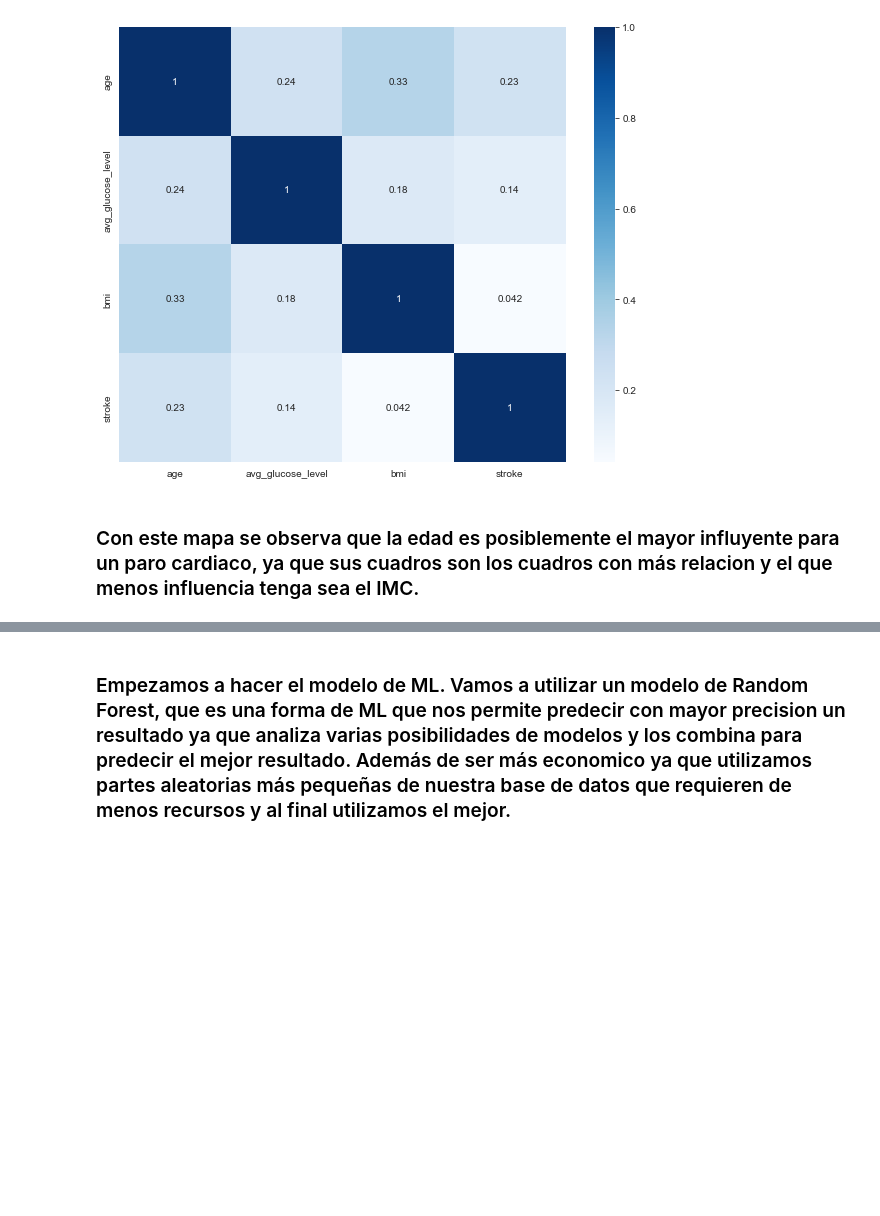
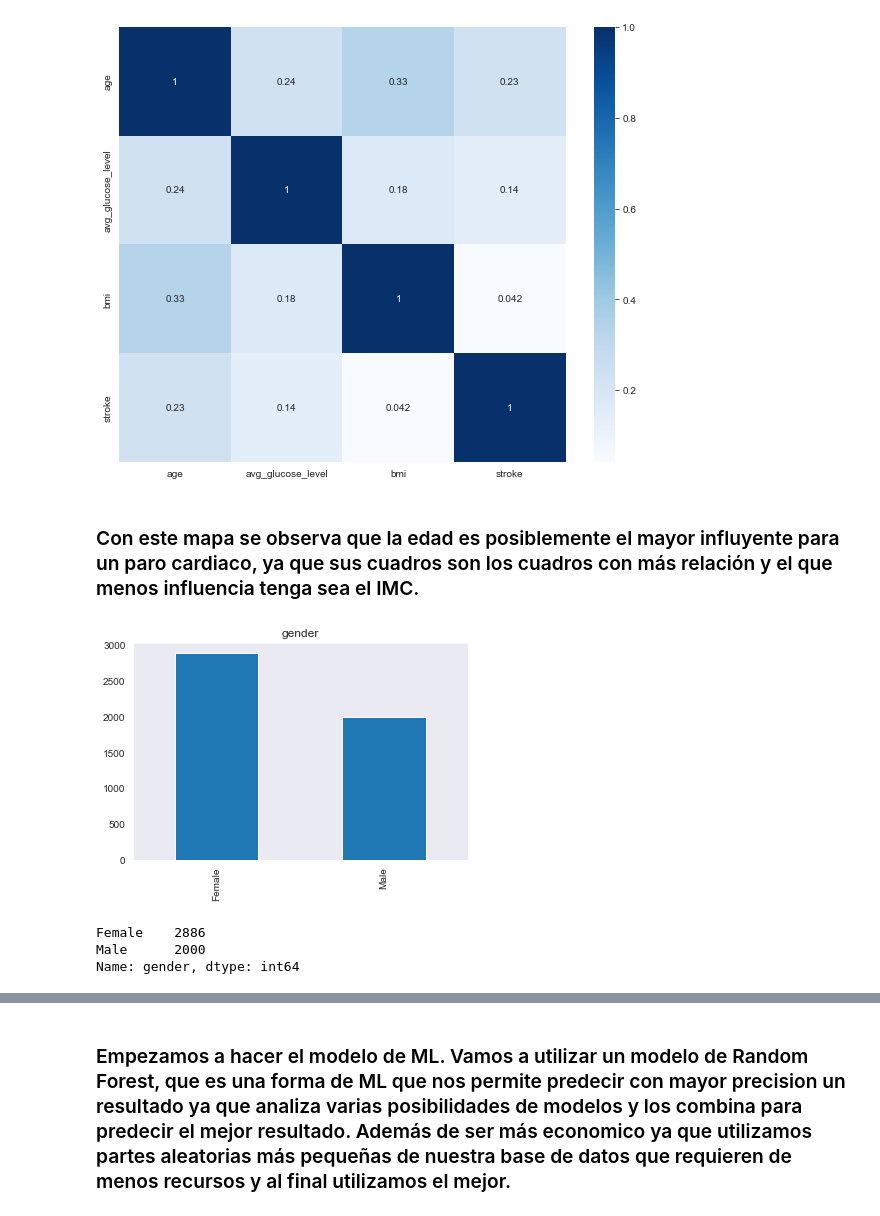
Before and after one commit to andresblnc/stroke_ml_prob, a Jupyter notebook: main.ipynb, the cells around one changed output, grey strips where cells are left out. Drawn from its saved outputs; the diff is of its cells as text; code cells hidden in the pictures; blank space fills up the shorter version.

```diff
--- a/main.ipynb
+++ b/main.ipynb
@@ -98,4 +99,15 @@ plt.show()
 # %% [output]
 [figure]
 # %% [markdown]
-### Con este mapa se observa que la edad es posiblemente el mayor influyente para un paro cardiaco, ya que sus cuadros son los cuadros con más relacion y el que menos influencia tenga sea el IMC.
+### Con este mapa se observa que la edad es posiblemente el mayor influyente para un paro cardiaco, ya que sus cuadros son los cuadros con más relación y el que menos influencia tenga sea el IMC.
+# %%
+data["gender"].value_counts().plot(kind='bar')
+plt.title("gender")
+plt.grid()
+plt.show()
+print(data["gender"].value_counts())
+# %% [output]
+[figure, added]
+Female    2886
+Male      2000
+Name: gender, dtype: int64
```
Also changed, not shown: parts of 31 cells of this notebook.
